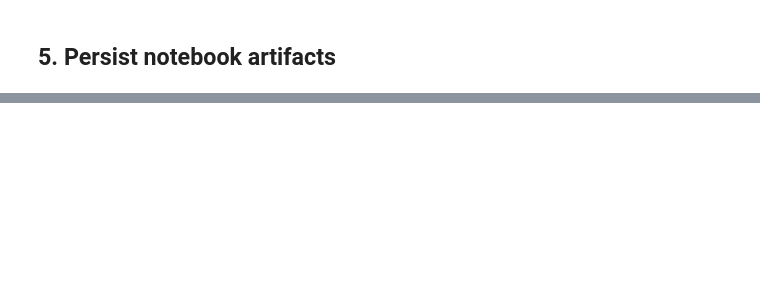
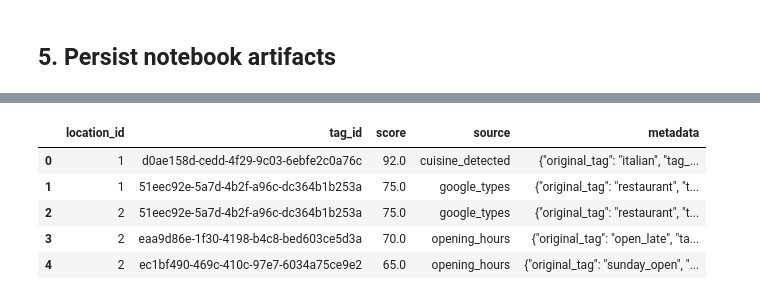
Before and after one commit to SriV04/Pinit-Recommendations, a Jupyter notebook: src/deprecated/analyse_sandbox.ipynb, the cells around one changed output, grey strips where cells are left out. Cells and saved outputs as stored; diff of their text form; code cells hidden in the pictures; blank space fills up the shorter version.

```diff
--- a/src/pinit/analyse_sandbox.ipynb
+++ b/src/deprecated/analyse_sandbox.ipynb
@@ -220,0 +290,76 @@ metadata
+# %%
+# Load location_tags from the pipeline (already created above)
+print(f"Original location_tags shape: {location_tags.shape}")
+print(f"Columns: {location_tags.columns.tolist()}")
+
+# Inspect first few rows to understand structure
+print("\nFirst few rows:")
+print(location_tags.head())
+
+# Create a copy for Supabase formatting
+location_tags_supabase = location_tags.copy()
+
+# Identify the tag column - it might be 'tag_text', 'tag', or similar
+tag_column = None
+for col in ['tag_text', 'tag', 'text']:
+    if col in location_tags_supabase.columns:
+        tag_column = col
+        break
+
+if tag_column is None:
+    raise ValueError(f"Could not find tag column in: {location_tags_supabase.columns.tolist()}")
+
+print(f"\nUsing '{tag_column}' as the tag identifier column")
+
+# Map the tag text to UUID from Supabase
+location_tags_supabase['tag_id'] = location_tags_supabase[tag_column].map(tag_text_to_uuid)
+
+# Check for unmapped tags
+unmapped = location_tags_supabase[location_tags_supabase['tag_id'].isnull()]
+if len(unmapped) > 0:
+    print(f"\n⚠ Warning: {len(unmapped)} location_tags have unmapped tags:")
+    print(f"Unmapped tags: {sorted(unmapped[tag_column].unique()[:10])}")
+else:
+    print("✓ All tags successfully mapped to UUIDs")
+
+# Remove rows with unmapped tags
+location_tags_supabase = location_tags_supabase[location_tags_supabase['tag_id'].notna()]
+
+# Format according to Supabase schema:
+# location_id, tag_id (uuid), score, source, metadata
+
+# Rename confidence column to score if it exists
+if 'confidence' in location_tags_supabase.columns:
+    location_tags_supabase = location_tags_supabase.rename(columns={'confidence': 'score'})
+elif 'score' not in location_tags_supabase.columns:
+    # If no score column, set default
+    location_tags_supabase['score'] = 1.0
+
+# Add source column (indicates whether tag came from rules or reviews)
+if 'source' not in location_tags_supabase.columns:
+    location_tags_supabase['source'] = 'pipeline'
+
+# Get tag_type from tags_df if available
+tag_type_map = tags_df.set_index('text')['tag_type'].to_dict() if 'text' in tags_df.columns else {}
+
+# Create metadata as JSON (can include original tag text for reference)
+location_tags_supabase['metadata'] = location_tags_supabase.apply(
+    lambda row: {
+        'original_tag': row[tag_column],
+        'tag_type': tag_type_map.get(row[tag_column], 'unknown')
+    },
+    axis=1
+)
+
+# Select final columns for Supabase
+final_columns = ['location_id', 'tag_id', 'score', 'source', 'metadata']
+location_tags_final = location_tags_supabase[final_columns].copy()
+
+# Convert metadata dict to JSON string for CSV export
+location_tags_final['metadata'] = location_tags_final['metadata'].apply(json.dumps)
+
+print(f"\nFinal location_tags shape: {location_tags_final.shape}")
+print(f"Columns: {location_tags_final.columns.tolist()}")
+print(f"\nSample rows:")
+location_tags_final.head()
+# %% [output]
@@ -220,0 +383,6 @@ metadata
+|  | location_id | tag_id | score | source | metadata |
+| 0 | 1 | d0ae158d-cedd-4f29-9c03-6ebfe2c0a76c | 92.0 | cuisine_detected | {"original_tag": "italian", "tag_... |
+| 1 | 1 | 51eec92e-5a7d-4b2f-a96c-dc364b1b253a | 75.0 | google_types | {"original_tag": "restaurant", "t... |
+| 2 | 2 | 51eec92e-5a7d-4b2f-a96c-dc364b1b253a | 75.0 | google_types | {"original_tag": "restaurant", "t... |
+| 3 | 2 | eaa9d86e-1f30-4198-b4c8-bed603ce5d3a | 70.0 | opening_hours | {"original_tag": "open_late", "ta... |
+| 4 | 2 | ec1bf490-469c-410c-97e7-6034a75ce9e2 | 65.0 | opening_hours | {"original_tag": "sunday_open", "... |
```
Also changed, not shown: parts of 15 cells of this notebook, 22 other files.
